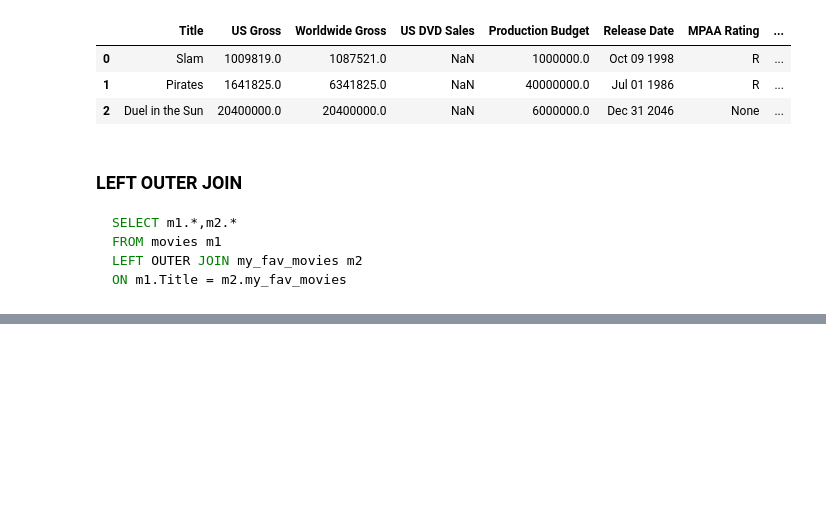
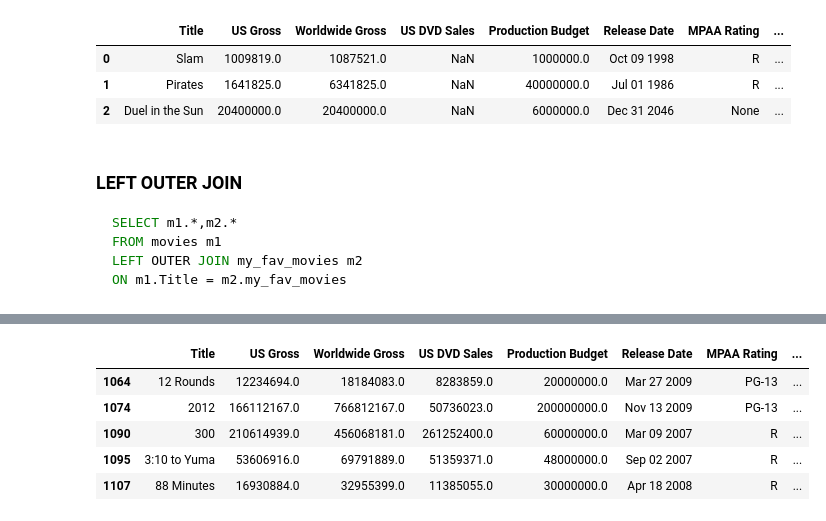
Before and after one commit to av1nash/ds-blog, a Jupyter notebook: _notebooks/2022-02-26-pandas-basics.ipynb, the cells around one changed output, grey strips where cells are left out. Saved outputs shown, nothing was run; the diff lists cells and outputs as text; code cells hidden in the pictures; blank space fills up the shorter version.

```diff
--- a/_notebooks/2022-02-26-pandas-basics.ipynb
+++ b/_notebooks/2022-02-26-pandas-basics.ipynb
@@ -168,0 +241,5 @@ pd.merge(df,df_favmovies, left_on='Title', right_on='my_fav_movies', how='left')
+# %%
+# Impute replacement values - i.e. replacing missing values with a "best guess" value.
+# In this case we are saying if ratings are not present then lets just assume an average rating.
+df['Rotten Tomatoes Rating Complete'] = df['Rotten Tomatoes Rating'].fillna(df['Rotten Tomatoes Rating'].mean())
+df.head()
@@ -168,0 +253,12 @@ pd.merge(df,df_favmovies, left_on='Title', right_on='my_fav_movies', how='left')
+# %%
+# If replacing value with a best guess is not acceptable, we can just remove the rows or columns.
+# For our example, lets remove the rows (axis = 0) where any of the columns contain null values.
+df_movies_withRT_Rating = df.dropna(axis=0, how='any')
+df_movies_withRT_Rating.head()
+# %% [output]
+|  | Title | US Gross | Worldwide Gross | US DVD Sales | Production Budget | Release Date | MPAA Rating | ... |
+| 1064 | 12 Rounds | 12234694.0 | 18184083.0 | 8283859.0 | 20000000.0 | Mar 27 2009 | PG-13 | ... |
+| 1074 | 2012 | 166112167.0 | 766812167.0 | 50736023.0 | 200000000.0 | Nov 13 2009 | PG-13 | ... |
+| 1090 | 300 | 210614939.0 | 456068181.0 | 261252400.0 | 60000000.0 | Mar 09 2007 | R | ... |
+| 1095 | 3:10 to Yuma | 53606916.0 | 69791889.0 | 51359371.0 | 48000000.0 | Sep 02 2007 | R | ... |
+| 1107 | 88 Minutes | 16930884.0 | 32955399.0 | 11385055.0 | 30000000.0 | Apr 18 2008 | R | ... |
```
Also changed, not shown: parts of 9 cells of this notebook, 6 other files.
